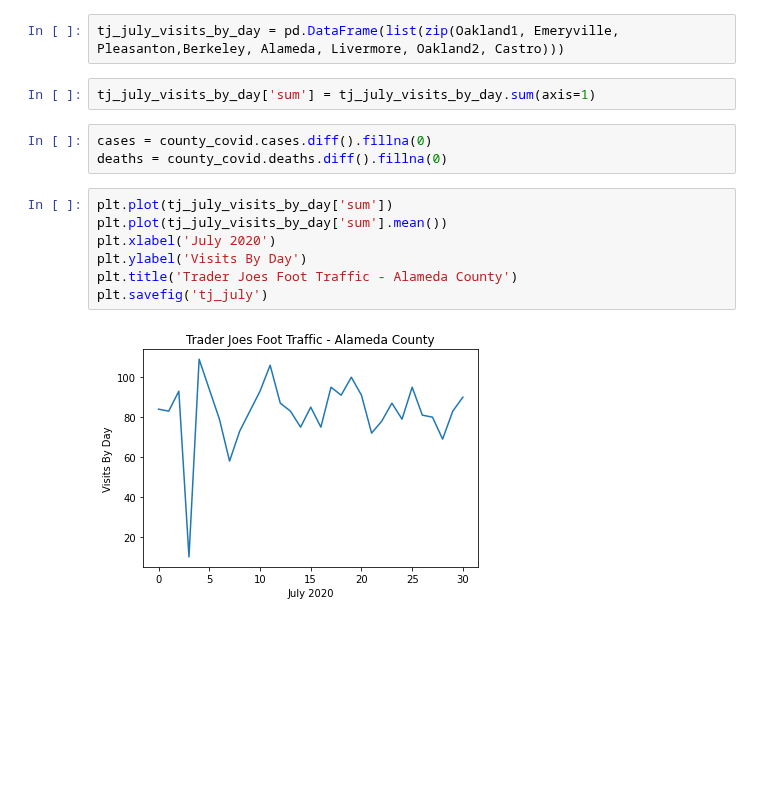
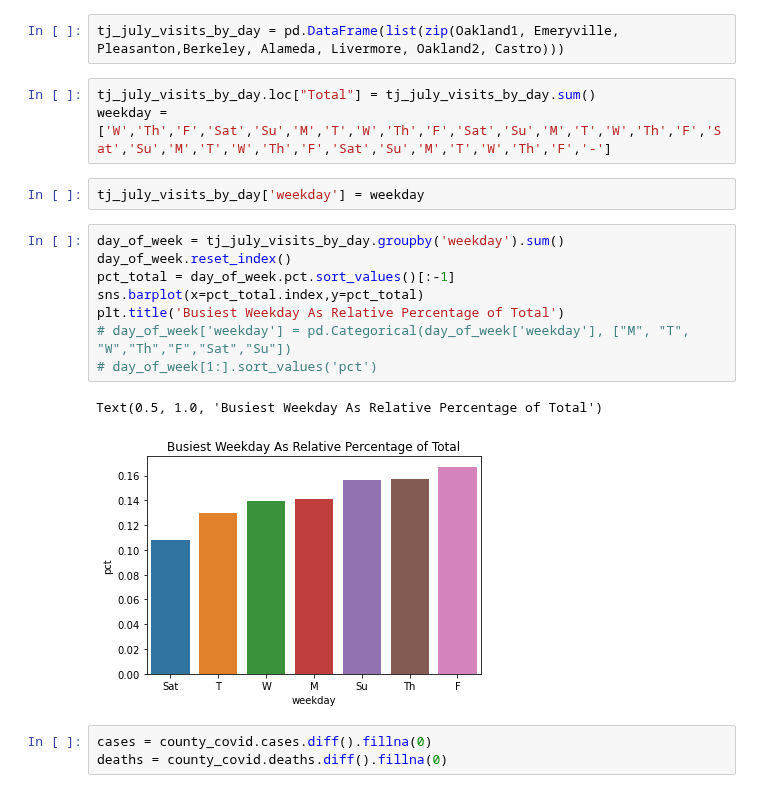
Before and after one commit to tahentx/pv_workbook, a Jupyter notebook: datascience/safegraph/alameda_county_tj.ipynb, the cells around one changed output. Saved outputs shown, nothing was run; the diff lists cells and outputs as text; blank space fills up the shorter version.

```diff
--- a/datascience/safegraph/alameda_county_tj.ipynb
+++ b/datascience/safegraph/alameda_county_tj.ipynb
@@ -30,17 +45,22 @@ Castro = [38,27,35,2,51,43,34,25,36,41,39,37,39,39,37,30,36,49,41,43,42,35,31,28
 days = list(range(1,len(Berkeley)))
 # %%
 tj_july_visits_by_day = pd.DataFrame(list(zip(Oakland1, Emeryville, Pleasanton,Berkeley, Alameda, Livermore, Oakland2, Castro)))
-# %%
-tj_july_visits_by_day['sum'] = tj_july_visits_by_day.sum(axis=1)
+# %%
+tj_july_visits_by_day.loc["Total"] = tj_july_visits_by_day.sum()
+weekday = ['W','Th','F','Sat','Su','M','T','W','Th','F','Sat','Su','M','T','W','Th','F','Sat','Su','M','T','W','Th','F','Sat','Su','M','T','W','Th','F','-']
+# %%
+tj_july_visits_by_day['weekday'] = weekday
+# %%
+day_of_week = tj_july_visits_by_day.groupby('weekday').sum()
+day_of_week.reset_index()
+pct_total = day_of_week.pct.sort_values()[:-1]
+sns.barplot(x=pct_total.index,y=pct_total)
+plt.title('Busiest Weekday As Relative Percentage of Total')
+# day_of_week['weekday'] = pd.Categorical(day_of_week['weekday'], ["M", "T", "W","Th","F","Sat","Su"])
+# day_of_week[1:].sort_values('pct')
+# %% [output]
+Text(0.5, 1.0, 'Busiest Weekday As Relative Percentage of Total')
+[figure, added]
 # %%
 cases = county_covid.cases.diff().fillna(0)
 deaths = county_covid.deaths.diff().fillna(0)
-# %%
-plt.plot(tj_july_visits_by_day['sum'])
-plt.plot(tj_july_visits_by_day['sum'].mean())
-plt.xlabel('July 2020')
-plt.ylabel('Visits By Day')
-plt.title('Trader Joes Foot Traffic - Alameda County')
-plt.savefig('tj_july')
-# %% [output]
-[figure, removed]
```
Also changed, not shown: parts of 16 cells of this notebook.
